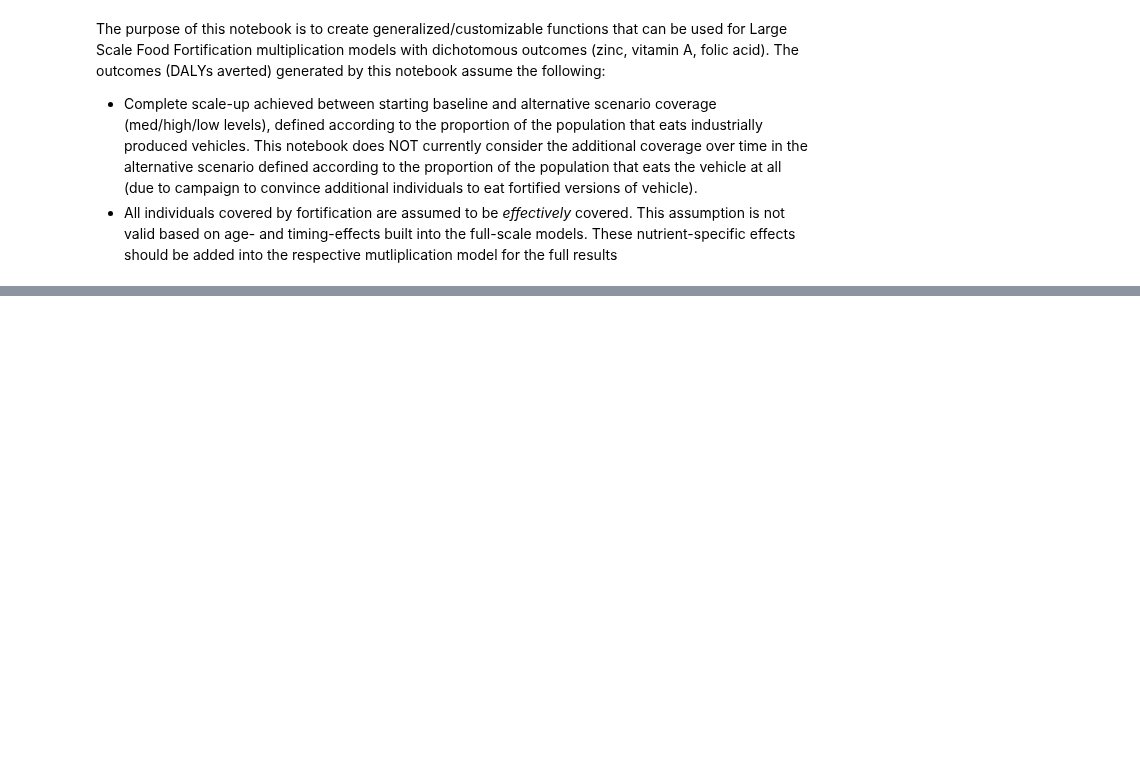
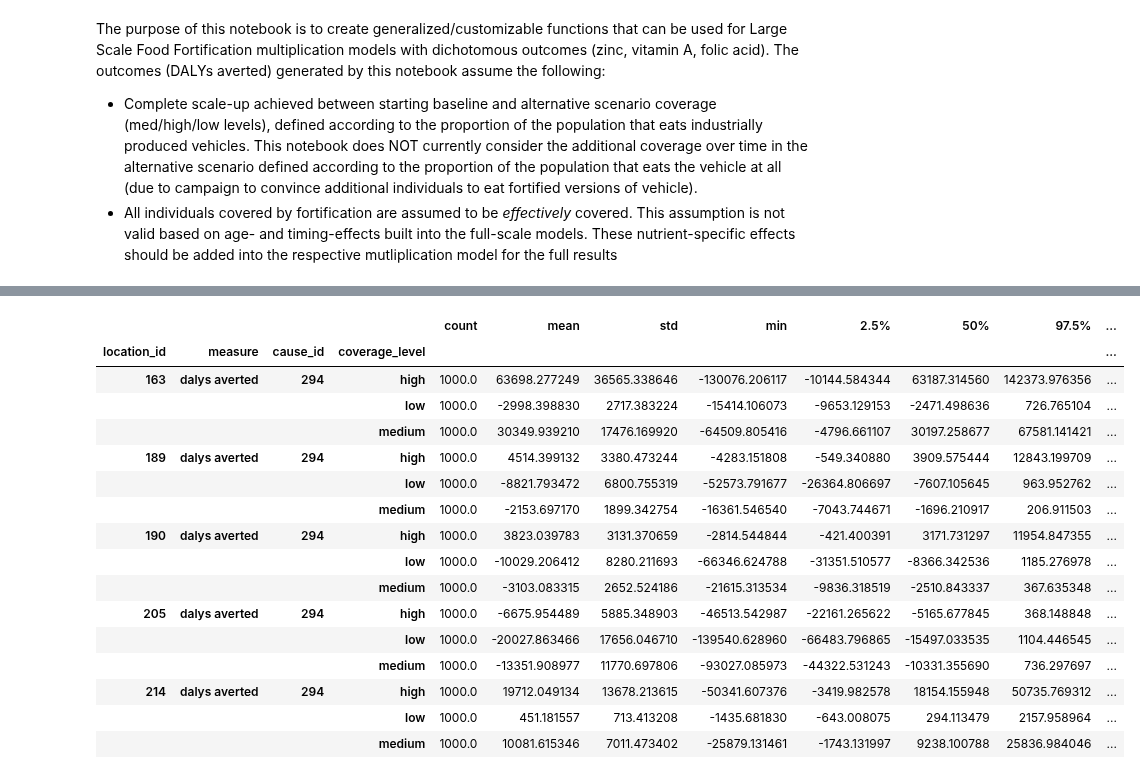
Before and after one commit to ihmeuw/vivarium_data_analysis, a Jupyter notebook: pre_processing/lsff_project/multiplication_models/dichotomous_models/dichotomous_multiplication_model_prep_functions.ipynb, the cells around one changed output, grey strips where cells are left out. Drawn from its saved outputs; the diff is of its cells as text; code cells hidden in the pictures; blank space fills up the shorter version.

```diff
--- a/pre_processing/lsff_project/multiplication_models/dichotomous_models/dichotomous_multiplication_model_prep_functions.ipynb
+++ b/pre_processing/lsff_project/multiplication_models/dichotomous_models/dichotomous_multiplication_model_prep_functions.ipynb
@@ -313,0 +483,5 @@ fort_daly_reduction_by_location
+# %%
+alpha_alt, alpha_star_alt = load_alternative_coverage_data(nutrient, vehicle)
+# %%
+paf_deficiency_nofort_alt = calculate_paf_deficiency_nofort(rr_deficiency_nofort, alpha_alt)
+paf_deficiency_nofort_alt.mean(axis=1)
@@ -313,0 +496,3 @@ fort_daly_reduction_by_location
+# %%
+pif_deficiency_nofort_alt = calculate_pif_deficiency_nofort(paf_deficiency_nofort_alt, alpha_alt, alpha_star_alt)
+pif_deficiency_nofort_alt.mean(axis=1).head()
@@ -313,0 +507,3 @@ fort_daly_reduction_by_location
+# %%
+daly_reduction_alt = calculate_daly_reduction_by_cause(pif_deficiency_nofort_alt, paf_dalys_deficiency, dalys)
+daly_reduction.head()
@@ -313,0 +524,28 @@ fort_daly_reduction_by_location
+# %%
+fort_daly_reduction_by_location_alt = daly_reduction_alt.groupby(['location_id','measure','cause_id','coverage_level']).sum().reset_index()
+fort_daly_reduction_by_location_alt = (fort_daly_reduction_by_location_alt
+                                   .loc[fort_daly_reduction_by_location_alt.measure=='dalys averted']
+                                   .loc[fort_daly_reduction_by_location_alt.cause_id==294])
+fort_daly_reduction_by_location_alt = (fort_daly_reduction_by_location_alt
+                                   .set_index(['location_id','measure','cause_id','coverage_level'])
+                                   .apply(pd.DataFrame.describe, percentiles=[0.025,0.975], axis=1))
+
+fort_daly_reduction_by_location_alt
+# %% [output]
+|  |  |  |  | count | mean | std | min | 2.5% | 50% | 97.5% | ... |
+| location_id | measure | cause_id | coverage_level |  |  |  |  |  |  |  | ... |
+| 163 | dalys averted | 294 | high | 1000.0 | 63698.277249 | 36565.338646 | -130076.206117 | -10144.584344 | 63187.314560 | 142373.976356 | ... |
+|  |  |  | low | 1000.0 | -2998.398830 | 2717.383224 | -15414.106073 | -9653.129153 | -2471.498636 | 726.765104 | ... |
+|  |  |  | medium | 1000.0 | 30349.939210 | 17476.169920 | -64509.805416 | -4796.661107 | 30197.258677 | 67581.141421 | ... |
+| 189 | dalys averted | 294 | high | 1000.0 | 4514.399132 | 3380.473244 | -4283.151808 | -549.340880 | 3909.575444 | 12843.199709 | ... |
+|  |  |  | low | 1000.0 | -8821.793472 | 6800.755319 | -52573.791677 | -26364.806697 | -7607.105645 | 963.952762 | ... |
+|  |  |  | medium | 1000.0 | -2153.697170 | 1899.342754 | -16361.546540 | -7043.744671 | -1696.210917 | 206.911503 | ... |
+| 190 | dalys averted | 294 | high | 1000.0 | 3823.039783 | 3131.370659 | -2814.544844 | -421.400391 | 3171.731297 | 11954.847355 | ... |
+|  |  |  | low | 1000.0 | -10029.206412 | 8280.211693 | -66346.624788 | -31351.510577 | -8366.342536 | 1185.276978 | ... |
+|  |  |  | medium | 1000.0 | -3103.083315 | 2652.524186 | -21615.313534 | -9836.318519 | -2510.843337 | 367.635348 | ... |
+| 205 | dalys averted | 294 | high | 1000.0 | -6675.954489 | 5885.348903 | -46513.542987 | -22161.265622 | -5165.677845 | 368.148848 | ... |
+|  |  |  | low | 1000.0 | -20027.863466 | 17656.046710 | -139540.628960 | -66483.796865 | -15497.033535 | 1104.446545 | ... |
+|  |  |  | medium | 1000.0 | -13351.908977 | 11770.697806 | -93027.085973 | -44322.531243 | -10331.355690 | 736.297697 | ... |
+| 214 | dalys averted | 294 | high | 1000.0 | 19712.049134 | 13678.213615 | -50341.607376 | -3419.982578 | 18154.155948 | 50735.769312 | ... |
+|  |  |  | low | 1000.0 | 451.181557 | 713.413208 | -1435.681830 | -643.008075 | 294.113479 | 2157.958964 | ... |
+|  |  |  | medium | 1000.0 | 10081.615346 | 7011.473402 | -25879.131461 | -1743.131997 | 9238.100788 | 25836.984046 | ... |
```
Also changed, not shown: parts of 23 cells of this notebook, 3 other files.
